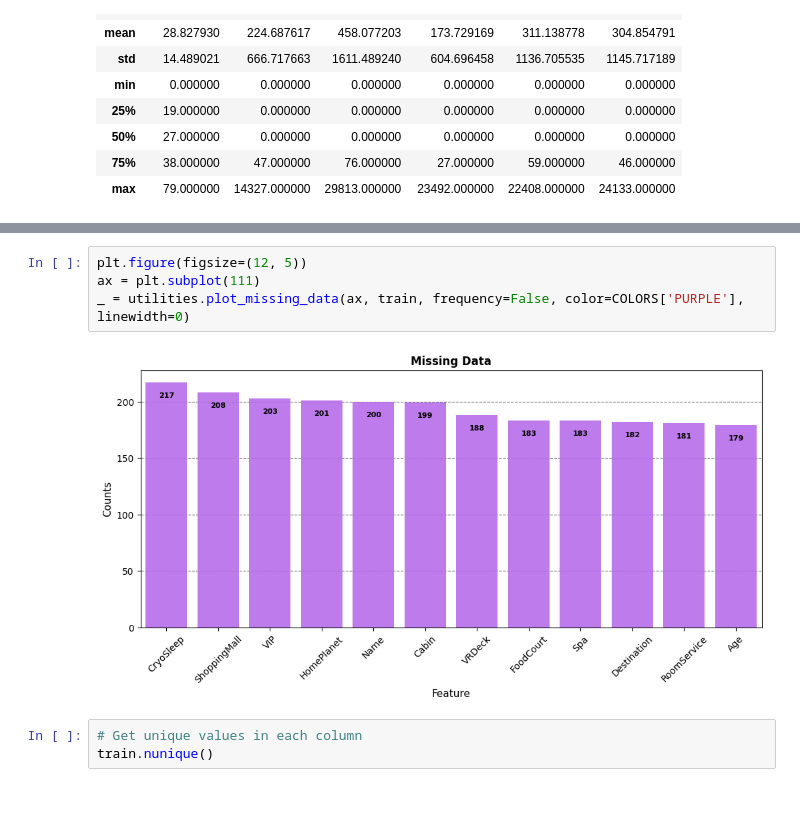
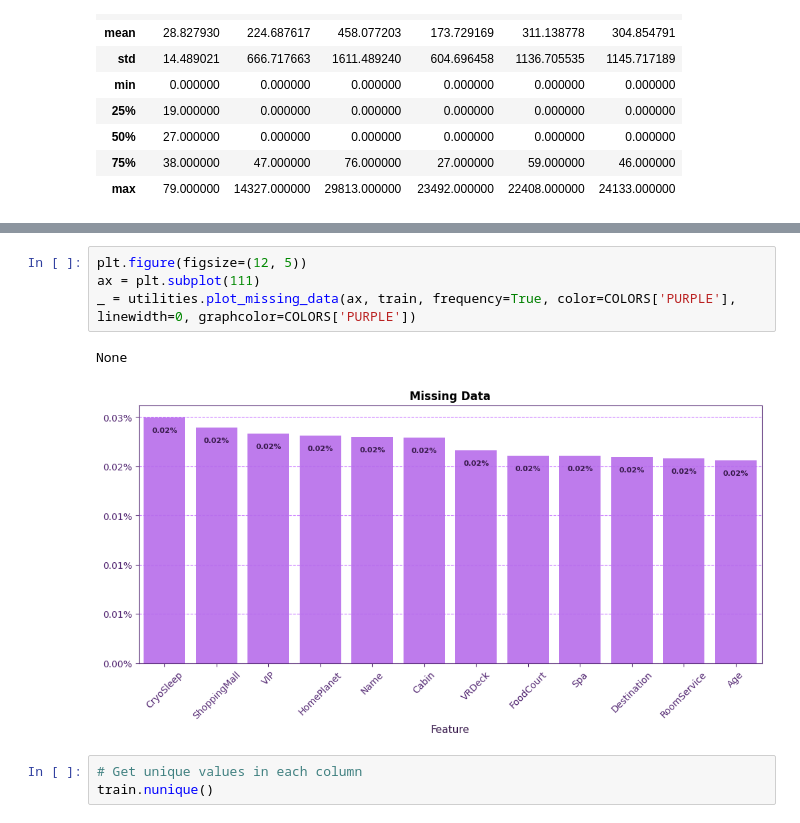
Before and after one commit to ydepledt/kaggle, a Jupyter notebook: spaceship-titanic/spaceship_titatic.ipynb, the cells around one changed output, grey strips where cells are left out. Cells and saved outputs as stored; diff of their text form.

```diff
--- a/spaceship-titanic/spaceship_titatic.ipynb
+++ b/spaceship-titanic/spaceship_titatic.ipynb
@@ -90,9 +91,10 @@ dtype: object
 # %%
 plt.figure(figsize=(12, 5))
 ax = plt.subplot(111)
-_ = utilities.plot_missing_data(ax, train, frequency=False, color=COLORS['PURPLE'], linewidth=0)
+_ = utilities.plot_missing_data(ax, train, frequency=True, color=COLORS['PURPLE'], linewidth=0, graphcolor=COLORS['PURPLE'])
 # %% [output]
+None
-[figure, old version]
+[figure, new version]
 # %%
 # Get unique values in each column
 train.nunique()
```
Also changed, not shown: parts of 3 cells of this notebook, 2 other files.
